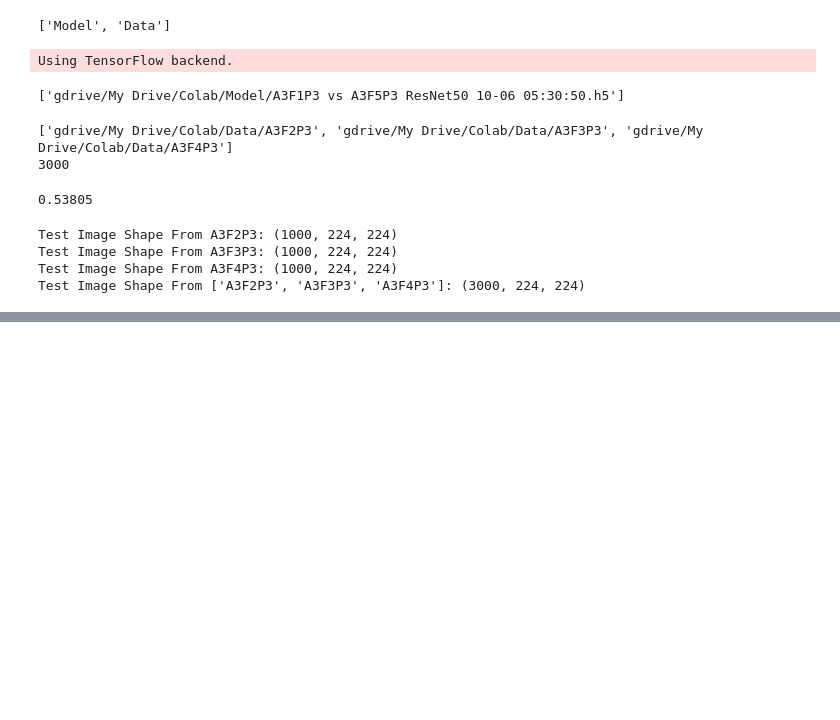
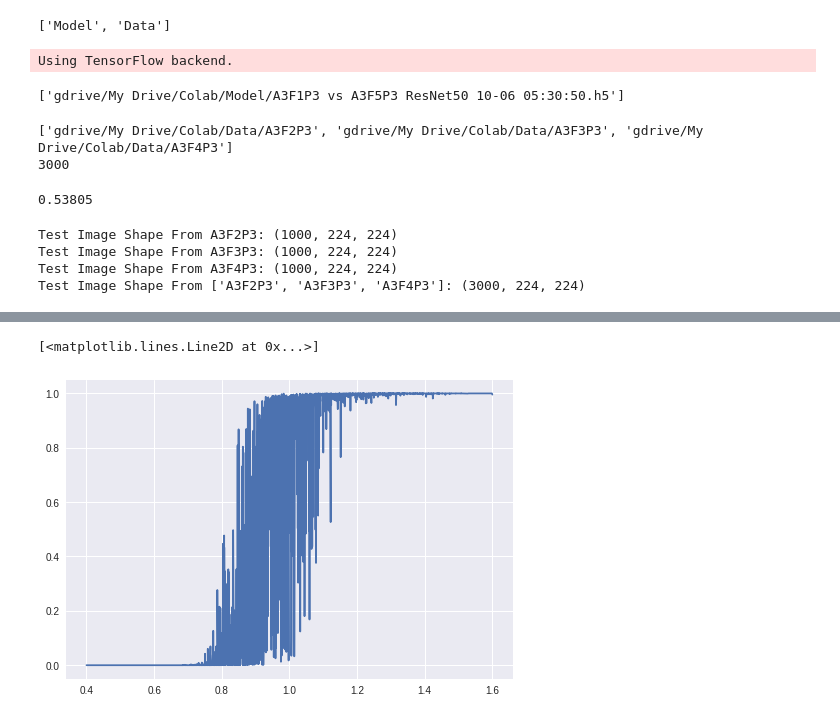
Before and after one commit to Joovvhan/Master-Thesis, a Jupyter notebook: src/Prediction_Test_ResNet50_A3F1P3_vs_A3F5P3.ipynb, the cells around one changed output, grey strips where cells are left out. Saved outputs shown, nothing was run; the diff lists cells and outputs as text; code cells hidden in the pictures; blank space fills up the shorter version.

```diff
--- a/src/Prediction_Test_ResNet50_A3F1P3_vs_A3F5P3.ipynb
+++ b/src/Prediction_Test_ResNet50_A3F1P3_vs_A3F5P3.ipynb
@@ -114,0 +130,10 @@ Y_pred = model.predict(X_test)
+# %%
+from operator import itemgetter
+
+x = np.stack((X_ticks, Y_pred[:, 1])).T
+y = np.asarray(sorted(x, key=lambda x: x[0]))
+# plt.plot(x[:, 0], x[:, 1])
+plt.plot(y[:, 0], y[:, 1])
+# %% [output]
+[<matplotlib.lines.Line2D at 0x...>]
+[figure, added]
```
Also changed, not shown: parts of 4 cells of this notebook.
